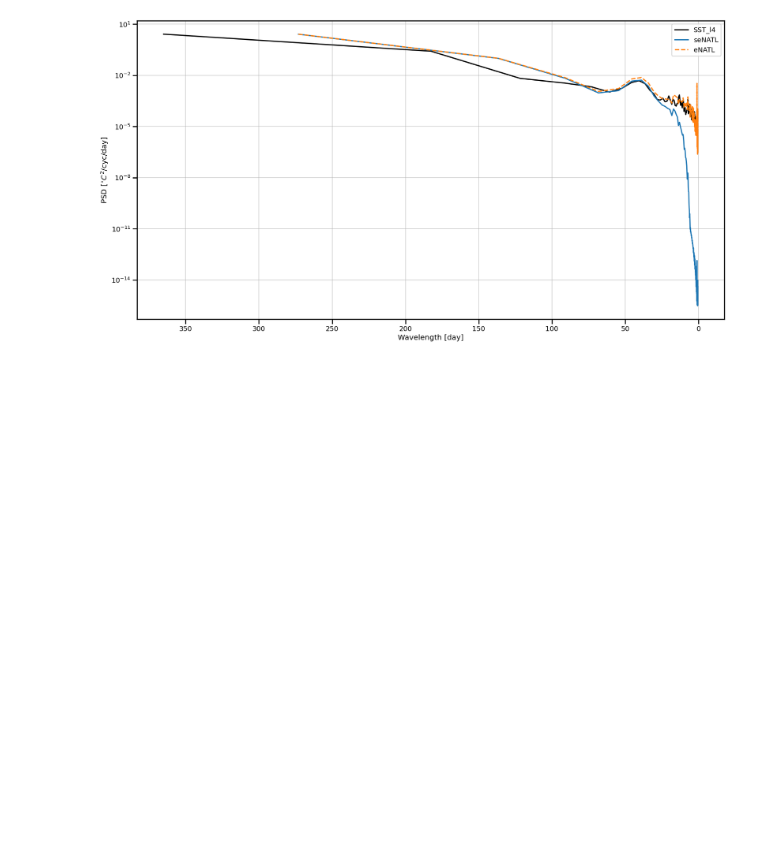
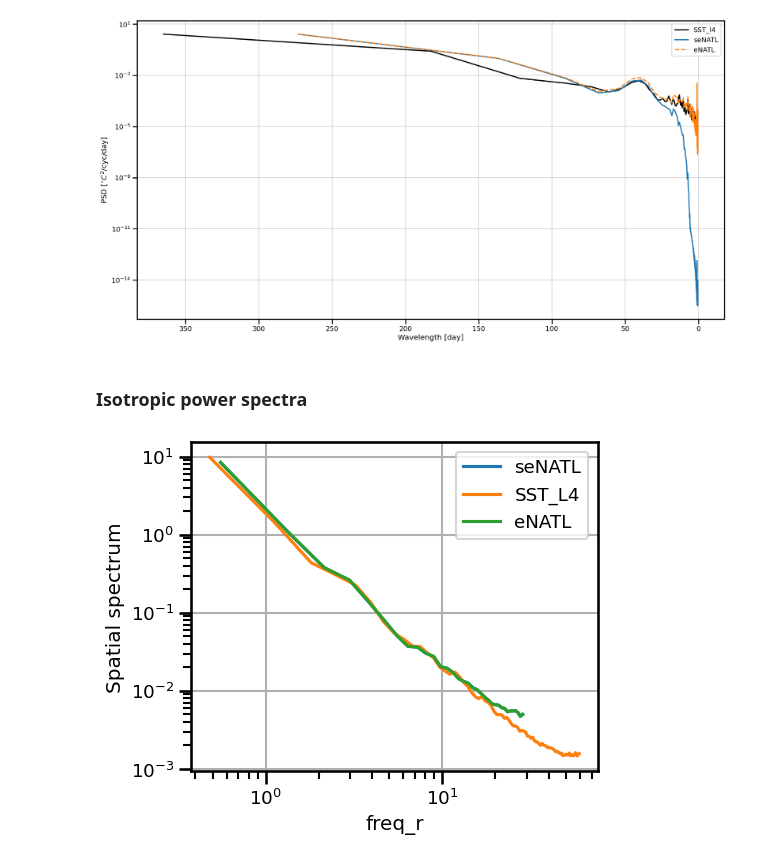
Before and after one commit to aelaouni/mldrop_notebooks, a Jupyter notebook: 06_oct_psd_SST_L4_vs_eNATL60.ipynb, the cells around one changed output. Drawn from its saved outputs; the diff is of its cells as text; code cells hidden in the pictures; blank space fills up the shorter version.

```diff
--- a/06_oct_psd_SST_L4_vs_eNATL60.ipynb
+++ b/06_oct_psd_SST_L4_vs_eNATL60.ipynb
@@ -161,16 +161,38 @@ ax1.set_yscale('log')
 plt.show()
 # %% [output]
 [figure]
+# %% [markdown]
+### Isotropic power spectra
 # %%
-# x05=1./mean_psd_signal_eNATL.freq_lon.values
-# y05=1./mean_psd_signal_eNATL.freq_time.values
+signal_seNATL= eNATL[variss]#.chunk({"lat":1, 'time': eNATL['time'].size, 'lon': eNATL['lon'].size})
+signal_seNATL['time'] = (signal_seNATL.time - signal_seNATL.time[0]) / numpy.timedelta64(1, 'D')
+psd_signal_seNATL = xrft.isotropic_power_spectrum(signal_seNATL, dim=['lat','lon'], detrend='linear', nfactor=4, truncate=True)
+psd_signal_seNATL.coords['wavenumber'] = ('freq_r', psd_signal_seNATL['freq_r'].data)
+psd_signal_seNATL.rename('Spatial spectrum')
+mean_psd_signal_seNATL = psd_signal_seNATL.mean(dim='time').compute()
 
-# print('eNATL  --->   min_space: ',numpy.min(x05), ' min_time: ',numpy.min(y05))
 
-# x05=1./mean_psd_signal_seNATL.freq_lon.values
-# y05=1./mean_psd_signal_seNATL.freq_time.values
-# print('seNATL --->   min_space: ',numpy.min(x05), ' min_time: ',numpy.min(y05))
+signal_L4= L4[sst]#.chunk({"lat":1, 'time': eNATL['time'].size, 'lon': eNATL['lon'].size})
+signal_L4['time'] = (signal_L4.time - signal_L4.time[0]) / numpy.timedelta64(1, 'D')
+psd_signal_L4 = xrft.isotropic_power_spectrum(signal_L4, dim=['lat','lon'], detrend='linear', nfactor=4, truncate=True)
+psd_signal_L4.coords['wavenumber'] = ('freq_r', psd_signal_L4['freq_r'].data)
+psd_signal_L4.rename('Spatial spectrum')
+mean_psd_signal_L4 = psd_signal_L4.mean(dim='time').compute()
 
-# x05=1./mean_psd_signal_L4.freq_lon.values
-# y05=1./mean_psd_signal_L4.freq_time.values
-# print('L4     --->   min_space: ',numpy.min(x05), ' min_time: ',numpy.min(y05))
+signal_eNATL= eNATL[vari]#.chunk({"lat":1, 'time': eNATL['time'].size, 'lon': eNATL['lon'].size})
+signal_eNATL['time'] = (signal_eNATL.time - signal_eNATL.time[0]) / numpy.timedelta64(1, 'D')
+psd_signal_eNATL = xrft.isotropic_power_spectrum(signal_eNATL, dim=['lat','lon'], detrend='linear', nfactor=4, truncate=True)
+psd_signal_eNATL.coords['wavenumber'] = ('freq_r', psd_signal_eNATL['freq_r'].data)
+psd_signal_eNATL.rename('Spatial spectrum')
+mean_psd_signal_eNATL = psd_signal_eNATL.mean(dim='time').compute()
+# %%
+fig, ax = plt.subplots(ncols=1, constrained_layout=True, figsize=(5,4))
+mean_psd_signal_seNATL.plot(x='freq_r', ax=ax, ls='-', marker='', label='seNATL')
+mean_psd_signal_L4.plot(x='freq_r', ax=ax, ls='-', marker='', label='SST_L4')
+mean_psd_signal_eNATL.plot(x='freq_r', ax=ax, ls='-', marker='', label='eNATL')
+ax.set(xscale='log', yscale='log'); ax.grid(True)
+ax.set_ylabel('Spatial spectrum')
+ax.legend()
+plt.show()
+# %% [output]
+[figure, added]
```
Also changed, not shown: 1 other file.
